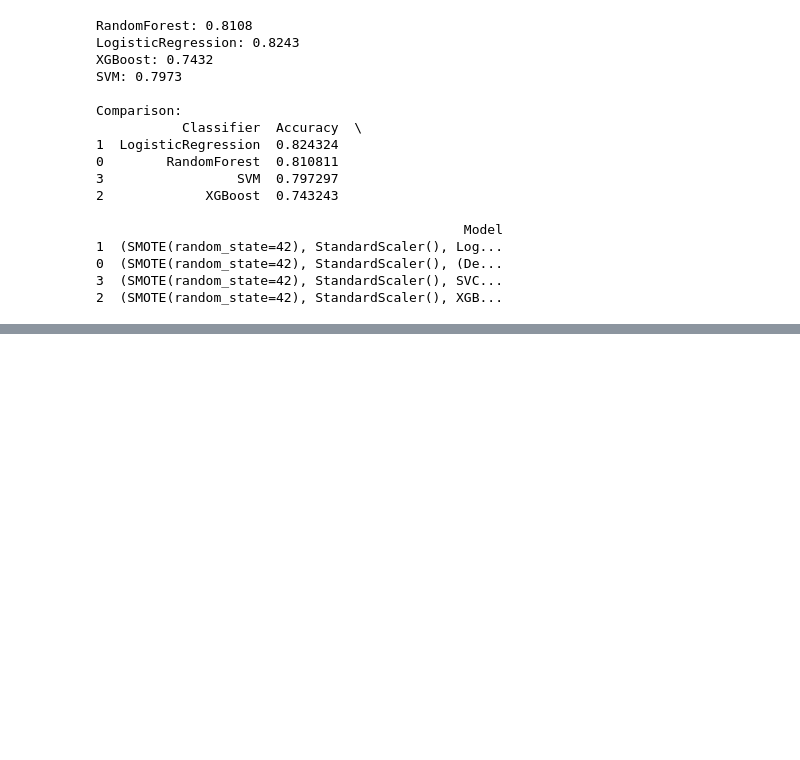
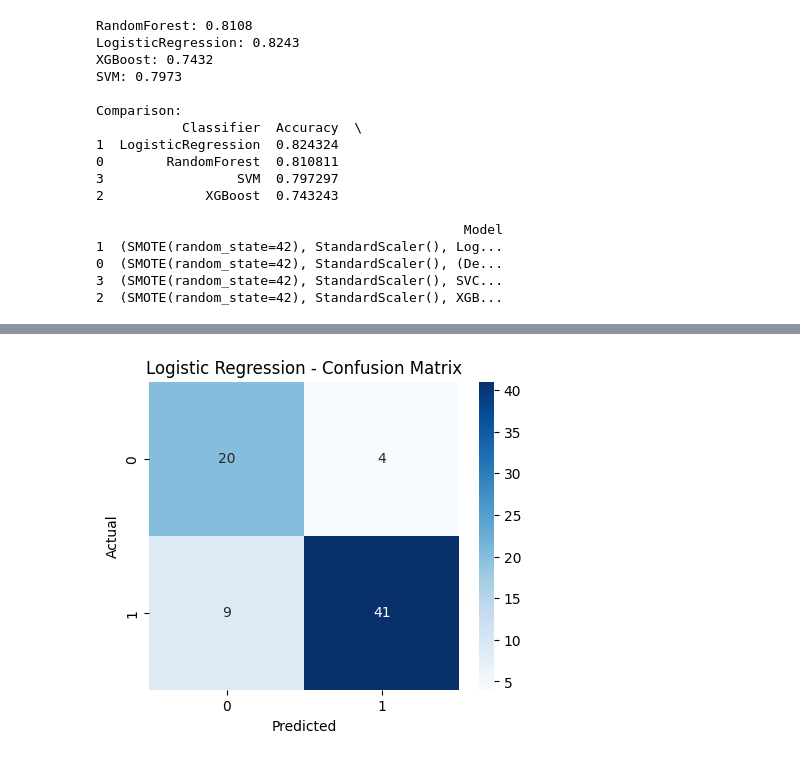
Before and after one commit to kamijoseph/Rainfall-Predictor, a Jupyter notebook: notebook/research.ipynb, the cells around one changed output, grey strips where cells are left out. Saved outputs shown, nothing was run; the diff lists cells and outputs as text; code cells hidden in the pictures; blank space fills up the shorter version.

Commit message:
logistic regression wins afterall

```diff
--- a/notebook/research.ipynb
+++ b/notebook/research.ipynb
@@ -240,0 +247,10 @@ Fitting 3 folds for each of 432 candidates, totalling 1296 fits
+# %%
+# Build pipeline only with Logistic Regression
+log_reg_pipe = Pipeline([
+    ('smote', SMOTE(random_state=42)),
+    ('scaler', StandardScaler()),
+    ('classifier', LogisticRegression(random_state=42, max_iter=1000))
+])
+# %%
+# Fit on train
+log_reg_pipe.fit(X_train, y_train)
@@ -240,0 +261,4 @@ Fitting 3 folds for each of 432 candidates, totalling 1296 fits
+# %%
+# Predict
+y_pred = log_reg_pipe.predict(X_test)
+y_proba = log_reg_pipe.predict_proba(X_test)[:, 1]
@@ -240,0 +302,11 @@ Fitting 3 folds for each of 432 candidates, totalling 1296 fits
+# %%
+# Confusion matrix
+cm = confusion_matrix(y_test, y_pred)
+plt.figure(figsize=(5,4))
+sns.heatmap(cm, annot=True, fmt="d", cmap="Blues")
+plt.title("Logistic Regression - Confusion Matrix")
+plt.xlabel("Predicted")
+plt.ylabel("Actual")
+plt.show()
+# %% [output]
+[figure, added]
```
Also changed, not shown: parts of 10 cells of this notebook, 1 other file.
